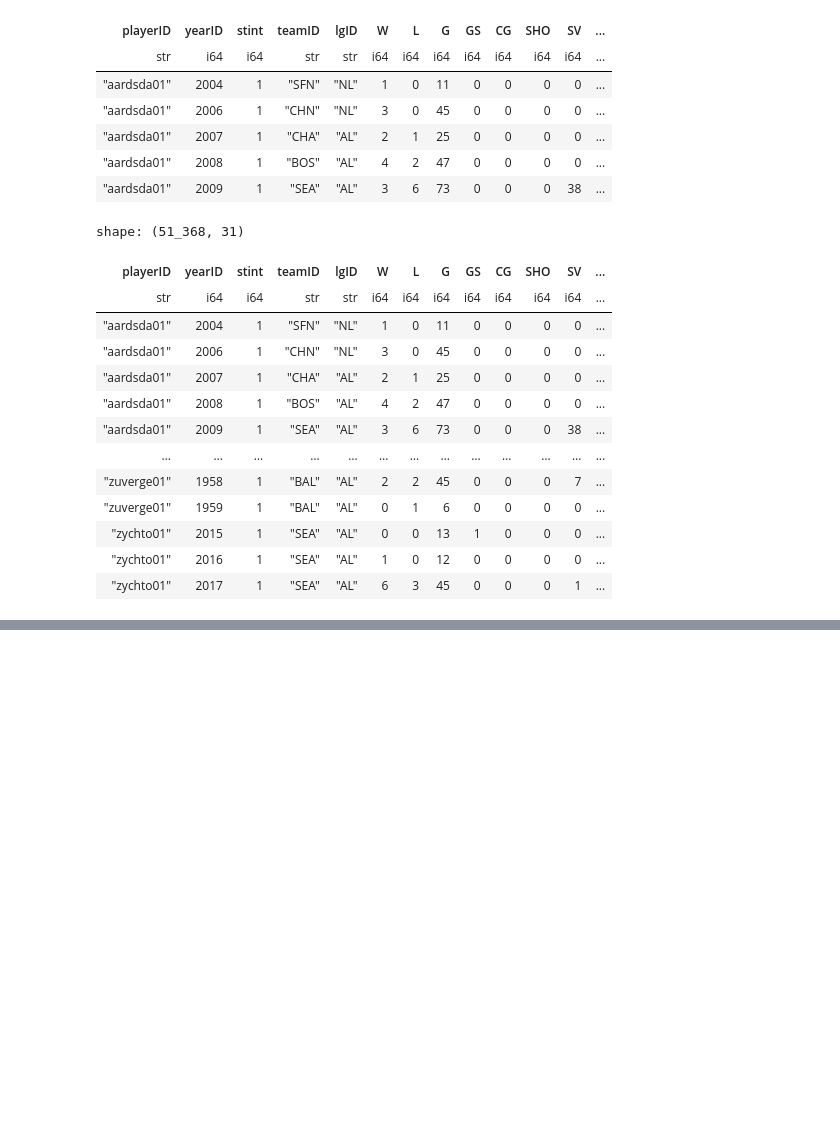
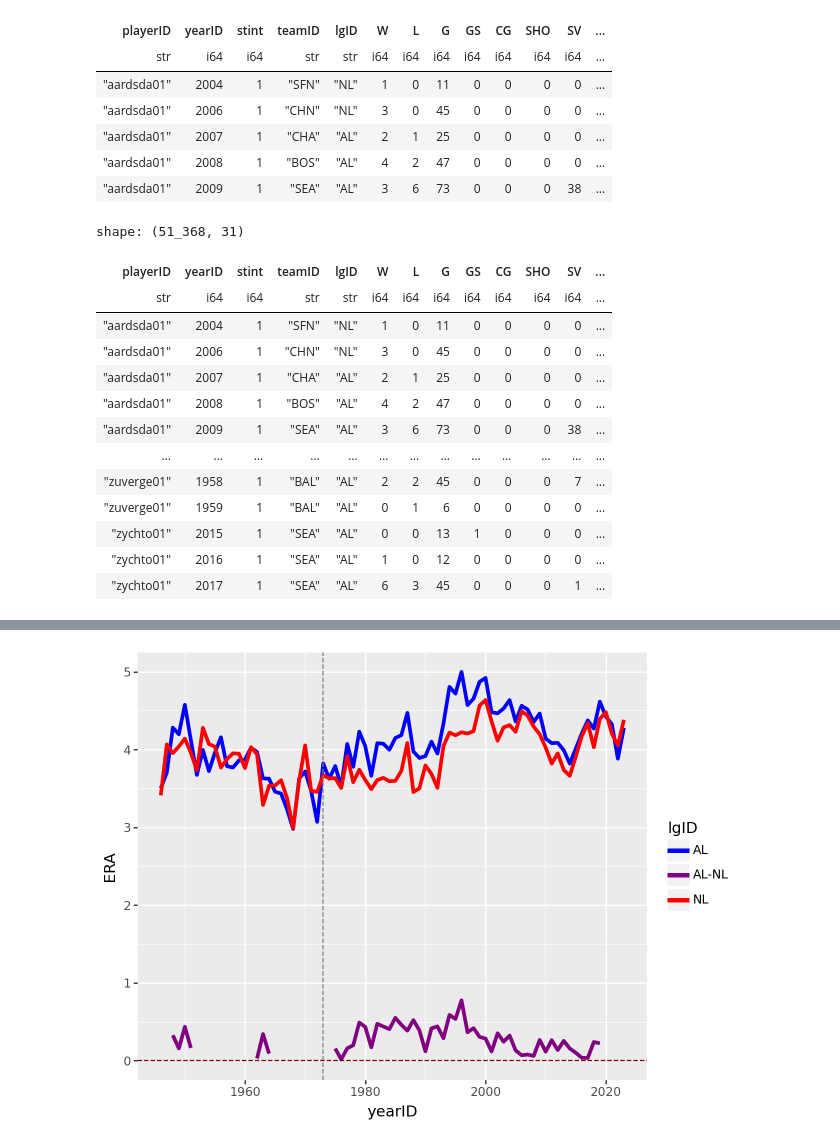
Before and after one commit to camghal18/my_site, a Jupyter notebook: data/lab1_1.ipynb, the cells around one changed output, grey strips where cells are left out. Saved outputs shown, nothing was run; the diff lists cells and outputs as text; code cells hidden in the pictures; blank space fills up the shorter version.

```diff
--- a/data/lab1_1.ipynb
+++ b/data/lab1_1.ipynb
@@ -128,0 +112,5 @@ dir(pl)
+# %%
+pitching_stacked = (new_pitching_data.pivot(index = 'yearID', on = 'lgID',values = 'ERA'))
+pitching_stacked = (pitching_stacked.with_columns((pl.col('AL')- pl.col('NL')).alias('AL-NL')))
+
+pitching_stacked.head(78)
@@ -128,0 +132,2 @@ dir(pl)
+# %%
+pitching_stacked = (pitching_stacked.unpivot(['NL','AL','AL-NL'], index = 'yearID',variable_name = 'lgID',value_name = 'ERA'))
@@ -130,0 +157,11 @@ pitching_data.write_csv('../data/pitching_table.csv')
+# %%
+(    plt9.ggplot(data=pitching_stacked)
+    + geom_line(aes(x = "yearID", y = "ERA", color = 'lgID'),size = 1.5)
+    + scale_color_manual(values = {"NL" : "red", "AL" : "blue","AL-NL":'purple'})
+    + ylim(0,5)
+    + geom_vline(xintercept = 1973, linetype = 'dashed',color = 'gray')
+    + geom_hline(yintercept = 0, linetype  = 'dashed', color = 'maroon')
+
+)
+# %% [output]
+[figure, added]
```
Also changed, not shown: parts of 7 cells of this notebook, 2 other files.
